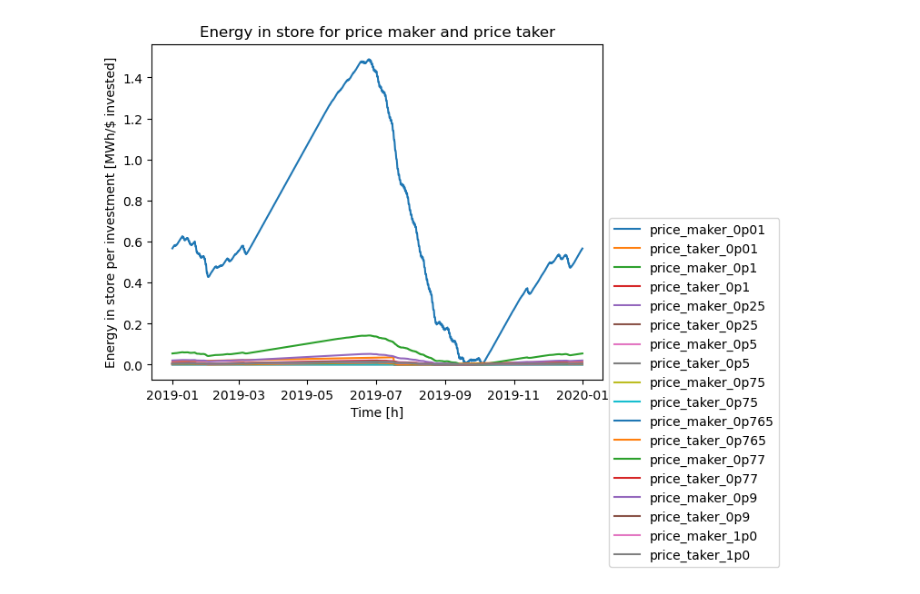
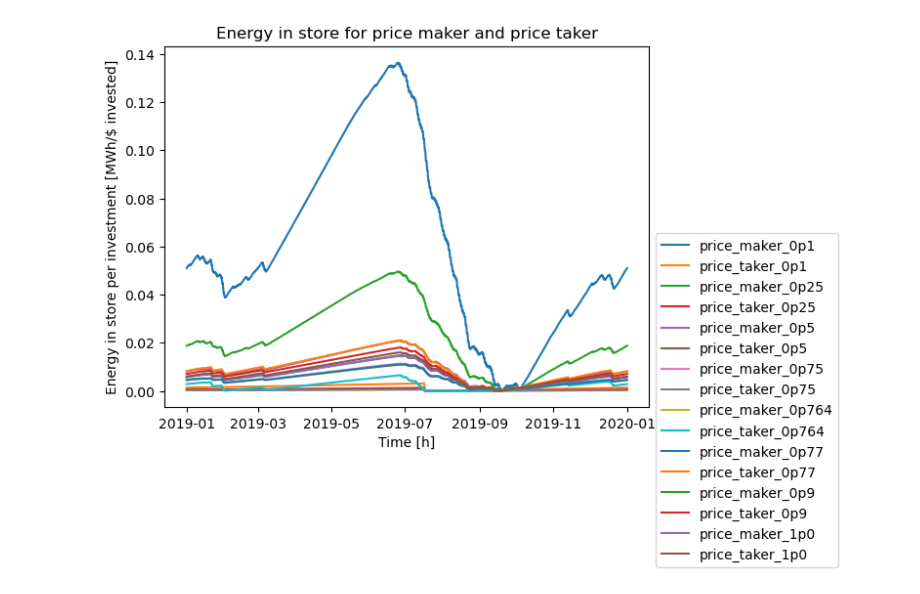
Before and after one commit to carnegie/clab_underground_th_storage, a Jupyter notebook: plot_price_taker.ipynb, the cells around one changed output. Drawn from its saved outputs; the diff is of its cells as text; code cells hidden in the pictures.

```diff
--- a/plot_price_taker.ipynb
+++ b/plot_price_taker.ipynb
@@ -11,7 +11,7 @@ data_path_taker = 'output_data/btes_base_case_orca_{0}price_taker/btes_output_pr
 data_path_maker = 'output_data/btes_base_case_orca{0}/btes_output_BTES_costsx#COST.pickle'.format(case)
 
 # Prices to scan
-prices = ['0p01', '0p1', '0p25','0p5', '0p75', '0p765', '0p77', '0p9','1p0']
+prices = ['0p1', '0p25','0p5', '0p75', '0p764', '0p77', '0p9','1p0']
 
 # Colors
 colors = {'price_taker': '#DE3163', 'price_maker': '#00008B'}
@@ -112,43 +110,48 @@ def plot_curve_maker_taker(var, run, xlabel, ylabel, title=None):
 # %%
 # Collect results
 rev_per_inv = {'price_maker': [], 'price_taker': []}
-duration = {'price_maker': [], 'price_taker': []}
+discharge_time = {'price_maker': [], 'price_taker': []}
 inv = {'price_maker': [], 'price_taker': []}
+capacity = {'price_maker': [], 'price_taker': []}
 energy_in_store = {'price_maker': [], 'price_taker': []}
+
 # Loop over prices in descending order
 for price in prices:
     # Get results
     for run in ['maker', 'taker']:
         case_res, comp_res, time_res, btes_cost = read_output_file(data_path_maker.replace('#COST', str(price)) if run == 'maker' else data_path_taker.replace('#COST', str(price)))
 
         # Calculate revenue per investment
         btes_investment = get_btes_investment(comp_res)
         if run =='maker':
             no_btes_file = 'output_data/btes_base_case_orca_no_btes/btes_output_no_btes.pickle'
             cost_no_btes = read_output_file(no_btes_file)[0]['objective [$]'].values[-1]
             cost = case_res['objective [$]'].values[-1] - cost_no_btes
         else:
             cost = case_res['objective [$]'].values[-1]
         cost = (-1) * cost / btes_investment
         rev_per_inv['price_maker' if run == 'maker' else 'price_taker'].append(cost)
 
-        # Calculate duration
+        # Calculate discharge_time
         granite = comp_res[comp_res.index == ('Store', 'granite')]
         discharger = comp_res[comp_res.index == ('Link', 'BTES_discharger')]
         charger = comp_res[comp_res.index == ('Link', 'BTES_charger')]
 
         granite_opt_cap = granite['Optimal Capacity [MW]'].values[0]
         discharger_opt_cap = discharger['Optimal Capacity [MW]'].values[0]
         dur = granite_opt_cap / discharger_opt_cap
 
-        duration['price_maker' if run == 'maker' else 'price_taker'].append(dur)
+        discharge_time['price_maker' if run == 'maker' else 'price_taker'].append(dur)
 
         # Get investment
         inv['price_maker' if run == 'maker' else 'price_taker'].append([discharger['Capital Expenditure [$]'].values[0], charger['Capital Expenditure [$]'].values[0], granite['Capital Expenditure [$]'].values[0]])
 
+        # Get optimal capacity
+        capacity['price_maker' if run == 'maker' else 'price_taker'].append([discharger_opt_cap, charger['Optimal Capacity [MW]'].values[0], granite_opt_cap])
+
         # Get energy in store
         plot_curve_maker_taker(time_res['granite e']/btes_investment, ('price_maker' if run == 'maker' else 'price_taker')+'_'+price, 'Time [h]', 'Energy in store per investment [MWh/$ invested]', 'Energy in store for price maker and price taker')
 # %% [output]
-[figure, old version]
+[figure, new version]
 # %%
 # Replace p with . in prices
```
Also changed, not shown: parts of 2 cells of this notebook, 5 other files.
